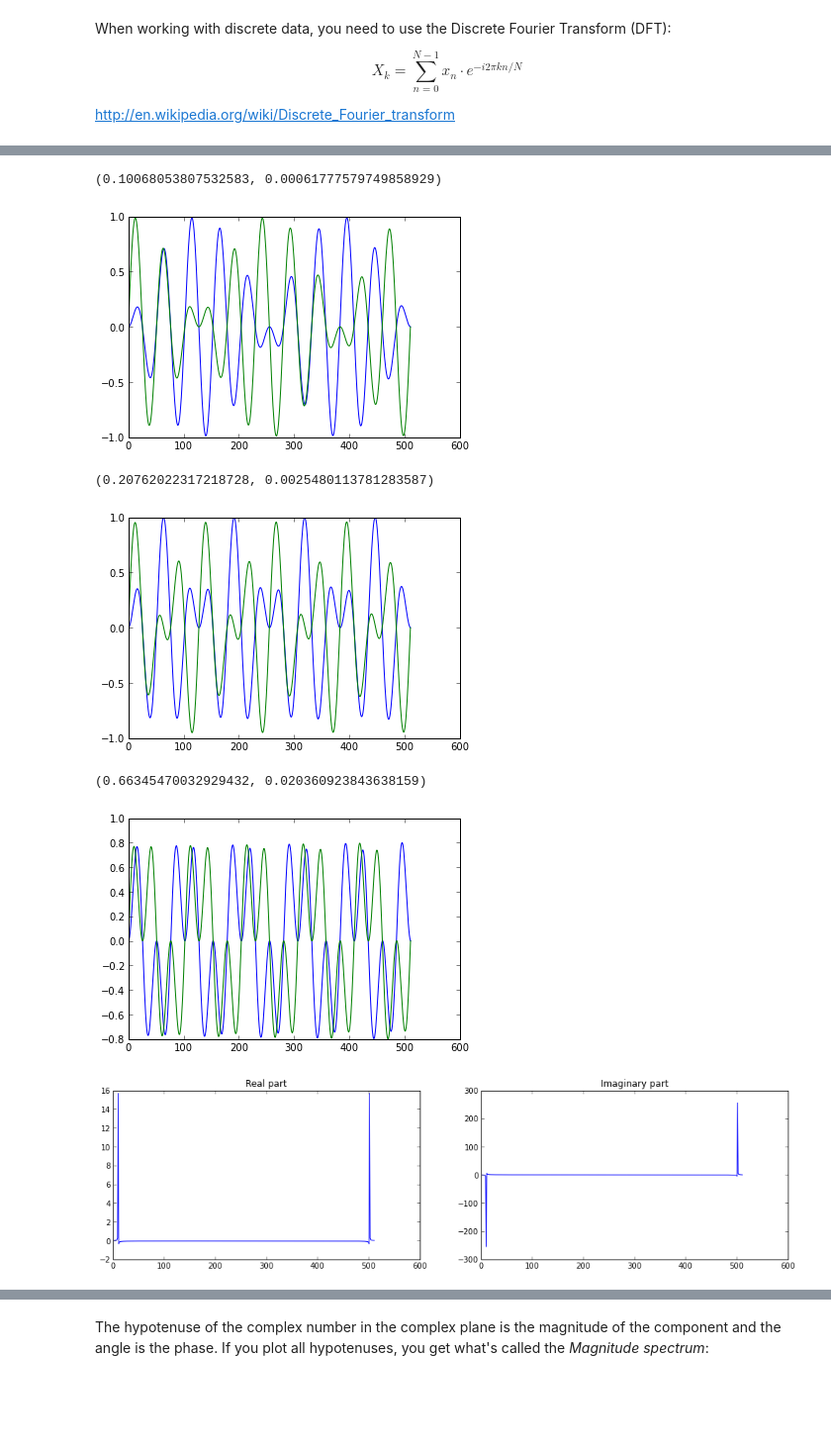
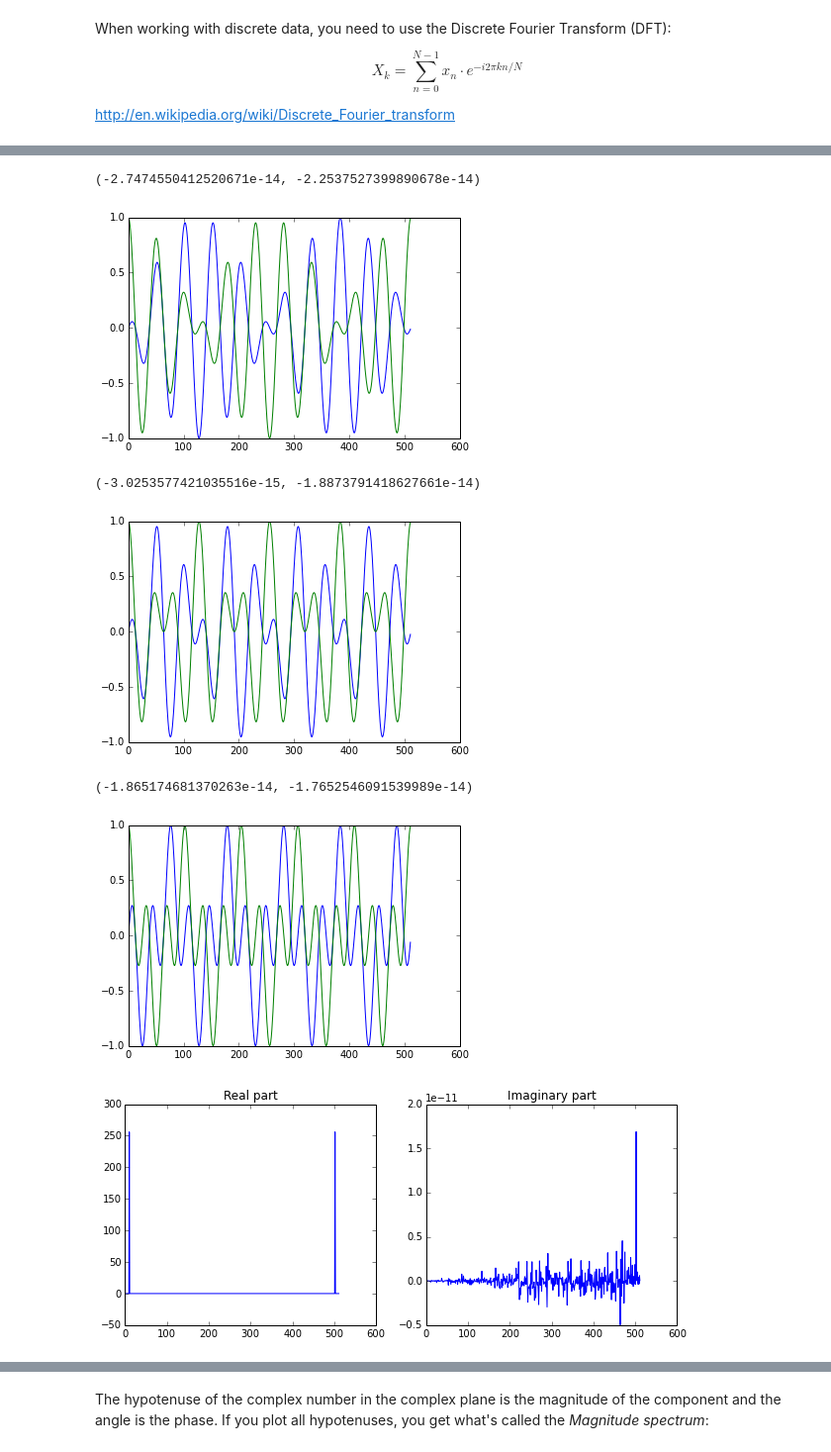
Before and after one commit to mantaraya36/201A-ipython, a Jupyter notebook: Sinusoids and Phasors.ipynb, the cells around one changed output, grey strips where cells are left out. Shown at 99% size. Cells and saved outputs as stored; diff of their text form; code cells hidden in the pictures; blank space fills up the shorter version.

```diff
--- a/Sinusoids and Phasors.ipynb
+++ b/Sinusoids and Phasors.ipynb
@@ -305,8 +305,8 @@ $$X_k = \sum_{n=0}^{N-1} x_n \cdot e^{-i 2 \pi k n / N}$$
 
 http://en.wikipedia.org/wiki/Discrete_Fourier_transform
 # %%
-phs = linspace(0, 10* 2 * pi, 512)
-x = sin(phs)
+phs = linspace(0, 10* 2 * pi, 512, endpoint=False)
+x = cos(phs)
 plot(phs, x)
 # %% [output]
 [<matplotlib.lines.Line2D at 0x...>]
@@ -324,36 +324,36 @@ plot(x*sin(phasor_phs))
 plot(x*cos(phasor_phs))
 sum(x*sin(phasor_phs)), sum(x*cos(phasor_phs))
 # %% [output]
-(0.10068053807532583, 0.00061777579749858929)
+(-2.7474550412520671e-14, -2.2537527399890678e-14)
-[figure, old version]
+[figure, new version]
 # %%
 plot(x*sin(2*phasor_phs))
 plot(x*cos(2*phasor_phs))
 sum(x*sin(2*phasor_phs)), sum(x*cos(2*phasor_phs))
 # %% [output]
-(0.20762022317218728, 0.0025480113781283587)
+(-3.0253577421035516e-15, -1.8873791418627661e-14)
-[figure, old version]
+[figure, new version]
 # %%
 plot(x*sin(5*phasor_phs))
 plot(x*cos(5*phasor_phs))
 sum(x*sin(5*phasor_phs)), sum(x*cos(5*phasor_phs))
 # %% [output]
-(0.66345470032929432, 0.020360923843638159)
+(-1.865174681370263e-14, -1.7652546091539989e-14)
-[figure, old version]
+[figure, new version]
 # %%
 dft = []
-for i in range(len(x)):
-    fft_bin = complex(sum(x*cos(i * phasor_phs)), sum(-x*sin(i * phasor_phs)))
+for k in range(len(x)):
+    fft_bin = complex(sum(x*cos(k * phasor_phs)), sum(-x*sin(k * phasor_phs)))
     dft.append(fft_bin)
 
 subplot(121)
 plot(real(dft))
 title('Real part')
 
 subplot(122)
 plot(imag(dft))
 title('Imaginary part')
 
-gcf().set_figwidth(16)
+gcf().set_figwidth(10)
 # %% [output]
-[figure, old version]
+[figure, new version]
```
Also changed, not shown: parts of 15 cells of this notebook, 1 other file.
